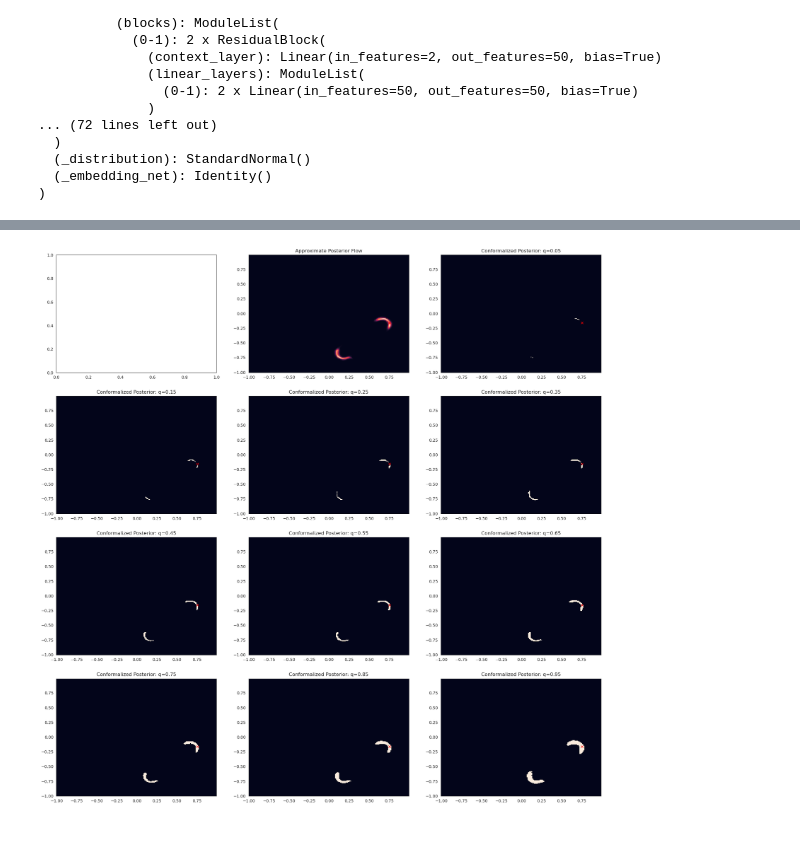
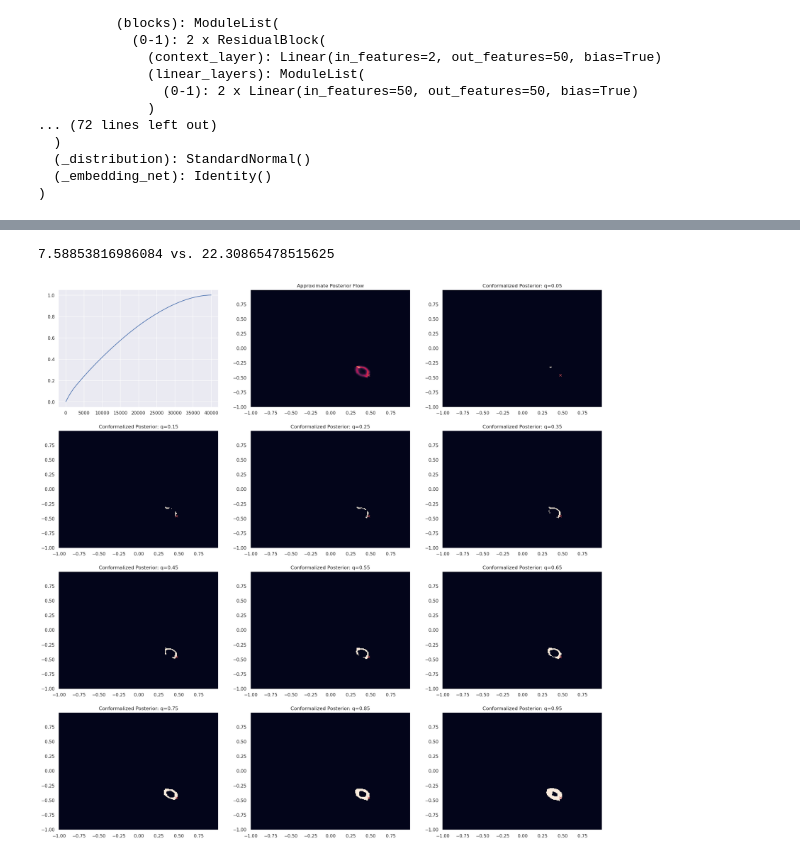
Before and after one commit to yashpatel5400/canvi, a Jupyter notebook: canvi/conformalize_sbibm.ipynb, the cells around one changed output, grey strips where cells are left out. Cells and saved outputs as stored; diff of their text form; code cells hidden in the pictures.

```diff
--- a/canvi/conformalize_sbibm.ipynb
+++ b/canvi/conformalize_sbibm.ipynb
@@ -76,7 +72,7 @@ for calibration_theta_pt, calibration_x_pt in zip(calibration_theta, calibration
 cal_scores = np.array(cal_scores)
 # %%
 # Code to plot the true posterior density
-def plot(j, x, theta, encoder, **kwargs):
+def plot(j, x, theta, encoder, use_order=True, **kwargs):
     device = 'cuda:0'
 
     # Plot exact density
@@ -91,15 +87,27 @@ def plot(j, x, theta, encoder, **kwargs):
     X, Y = torch.meshgrid(vals, vals)
     Z = lps.view(X.shape).cpu().exp().numpy()
 
-    probabilities = Z.flatten()
-    total_mass = np.sum(probabilities)
-    sorted_indices = np.argsort(probabilities)[::-1]
-    probabilities = probabilities[sorted_indices] / total_mass
-    cdf = np.cumsum(probabilities)
-
     ax[0,1].plot(theta[j][0], theta[j][1], marker="x", color="r")
     ax[0,1].pcolormesh(X.cpu().numpy(), Y.cpu().numpy(), Z)
     ax[0,1].set_title('Approximate Posterior Flow')
+
+    if use_order:
+        unnorm_probabilities = Z.flatten()
+        total_mass_all = np.sum(unnorm_probabilities)
+        sorted_indices = np.argsort(unnorm_probabilities)[::-1]
+        probabilities = unnorm_probabilities[sorted_indices] / total_mass_all
+        cdf = np.cumsum(probabilities)
+    else:
+        empirical_theta_dist = encoder.sample(40_000, x[j].view(1,-1).to(device))
+        predicted_lps = encoder.log_prob(empirical_theta_dist[0], x[j].repeat(empirical_theta_dist[0].shape[0],1).to(device)).detach()
+        unnorm_probabilities = predicted_lps.cpu().exp().numpy()
+
+        total_mass = np.sum(unnorm_probabilities)
+        sorted_indices = np.argsort(unnorm_probabilities)[::-1]
+        probabilities = unnorm_probabilities[sorted_indices] / total_mass
+        cdf = np.cumsum(probabilities)
+
+    ax[0,0].plot(cdf)
 
     use_conformal = False
     remaining_spots = nrows * ncols - 2
@@ -109,14 +117,19 @@ def plot(j, x, theta, encoder, **kwargs):
         if use_conformal:
             qhat = np.quantile(cal_scores, q = coverage_guarantee)
             prob_min = 1 / qhat
-            prediction_interval = (Z > prob_min).astype("bool")
 
         # or the HDR of the posterior with the desired mass: this is estimated with an empirical grid sample over the domain
         else:
             quantile_idx = np.where(cdf > coverage_guarantee)[0][0]
-            keep_indices = sorted_indices[:quantile_idx]
-            prediction_interval = np.zeros(Z.shape, dtype=bool)
-            prediction_interval[np.unravel_index(keep_indices, Z.shape)] = 1
+            prob_min = np.quantile(unnorm_probabilities, q = 1 - coverage_guarantee, method="inverted_cdf") # unnorm_probabilities[sorted_indices[quantile_idx]]
+            # keep_indices = sorted_indices[:quantile_idx]
+            # prediction_interval = np.zeros(Z.shape, dtype=bool)
+            # prediction_interval[np.unravel_index(keep_indices, Z.shape)] = 1
+        prediction_interval = (Z > prob_min).astype("bool")
+        if k == remaining_spots - 1:
+            # print(coverage_guarantee)
+            # a = np.quantile(unnorm_probabilities, q = 1 - coverage_guarantee)
+            print(f"{prob_min} vs. {unnorm_probabilities[sorted_indices[quantile_idx]]}")
 
         graphic_idx = k + 2
         row_idx = graphic_idx // ncols
@@ -129,9 +153,8 @@ def plot(j, x, theta, encoder, **kwargs):
 # %%
-test_theta, test_x = generate_data(10, return_theta=True)
-
-plot(j=8, x=test_x, theta=test_theta, encoder=encoder)
+plot(j=8, x=test_x, theta=test_theta, encoder=encoder, use_order=False)
 # %% [output]
+7.58853816986084 vs. 22.30865478515625
-[figure, old version]
+[figure, new version]
 # %%
 def assess_coverage(coverage_trials = 1000, num_coverage_pts = 20):
     test_theta, test_x = generate_data(coverage_trials, return_theta=True)
```
Also changed, not shown: parts of 9 cells of this notebook.
